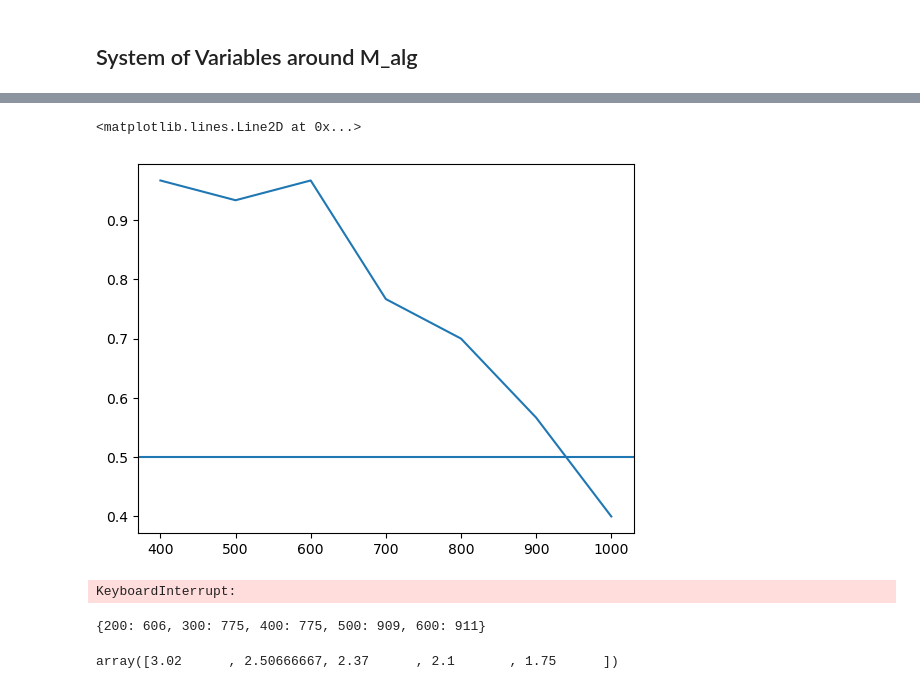
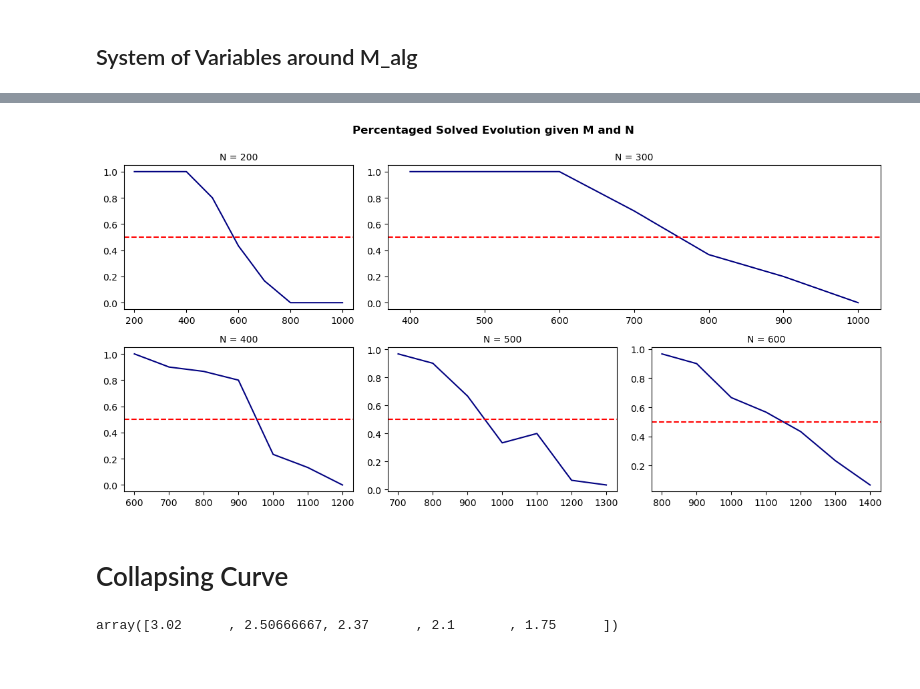
Before and after one commit to vittoriomanfriani/KSAT, a Jupyter notebook: Analysis.ipynb, the cells around one changed output, grey strips where cells are left out. Saved outputs shown, nothing was run; the diff lists cells and outputs as text; code cells hidden in the pictures.

```diff
--- a/Analysis.ipynb
+++ b/Analysis.ipynb
@@ -114,8 +115,6 @@ Text(0, 0.5, 'M')
 ## System of Variables around M_alg
 # %%
 M = [400, 500, 600, 700, 800, 900, 1000]
-percentage_solved = {}
+percentage_solved_300 = {}
 for m in tqdm(M):
-    percentage_solved[m] = KSAT_properties.empirical_probability(m, N = 300)
-plt.plot(percentage_solved.keys(), percentage_solved.values())
-plt.axhline(y = 0.5)
+    percentage_solved_300[m] = KSAT_properties.empirical_probability(m, N = 300)
@@ -134,24 +126,52 @@ plt.axhline(y = 0.5)
 # %%
-percentage_solved = {}
+M = [700, 800, 900, 1000, 1100, 1200, 1300]
+percentage_solved_500 = {}
 for m in tqdm(M):
-    percentage_solved[m] = KSAT_properties.empirical_probability(m, N = 500)
-plt.plot(percentage_solved.keys(), percentage_solved.values())
-plt.axhline(y = 0.5)
+    percentage_solved_500[m] = KSAT_properties.empirical_probability(m, N = 500)
-# %% [output]
-<matplotlib.lines.Line2D at 0x...>
-[figure, removed]
 # %%
-percentage_solved = {}
+M = [800, 900, 1000, 1100, 1200, 1300, 1400]
+percentage_solved_600 = {}
 for m in tqdm(M):
-    percentage_solved[m] = KSAT_properties.empirical_probability(m, N = 600)
-plt.plot(percentage_solved.keys(), percentage_solved.values())
-plt.axhline(y = 0.5)
+    percentage_solved_600[m] = KSAT_properties.empirical_probability(m, N = 600)
-# %% [output]
-KeyboardInterrupt:
-# %%
-M_alg
-# %% [output]
-{200: 606, 300: 775, 400: 775, 500: 909, 600: 911}
+# %%
+# Create a GridSpec layout for 2 rows and uneven column widths
+fig = plt.figure(figsize=(12, 6))
+gs = GridSpec(2, 3, figure=fig)  # 2 rows, 3 columns
+
+# Create 5 subplots across the GridSpec layout
+ax1 = fig.add_subplot(gs[0, 0])
+ax2 = fig.add_subplot(gs[0, 1:3])
+ax3 = fig.add_subplot(gs[1, 0])
+ax4 = fig.add_subplot(gs[1, 1])
+ax5 = fig.add_subplot(gs[1, 2])
+
+ax1.plot(percentage_solved.keys(), percentage_solved.values(), color = 'navy')
+ax1.axhline(y = 0.5, linestyle = '--', color = 'red')
+ax1.set_title('N = 200', fontsize=10)
+
+ax2.plot(percentage_solved_300.keys(), percentage_solved_300.values(), color = 'navy')
+ax2.axhline(y = 0.5, linestyle = '--', color = 'red')
+ax2.set_title('N = 300', fontsize=10)
+
+ax3.plot(percentage_solved_400.keys(), percentage_solved_400.values(), color = 'navy')
+ax3.axhline(y = 0.5, linestyle = '--', color = 'red')
+ax3.set_title('N = 400', fontsize=10)
+
+ax4.plot(percentage_solved_500.keys(), percentage_solved_500.values(), color = 'navy')
+ax4.axhline(y = 0.5, linestyle = '--', color = 'red')
+ax4.set_title('N = 500', fontsize=10)
+
+ax5.plot(percentage_solved_600.keys(), percentage_solved_600.values(), color = 'navy')
+ax5.axhline(y = 0.5, linestyle = '--', color = 'red')
+ax5.set_title('N = 600', fontsize=10)
+
+fig.suptitle("Percentaged Solved Evolution given M and N", fontsize=12, fontweight="bold")
+plt.tight_layout()  # Adjusts subplot spacing automatically
+plt.subplots_adjust(top=0.88)
+# %% [output]
+[figure, added]
+# %% [markdown]
+# Collapsing Curve
 # %%
 N = np.array([200,300,400,500,600])
 M = np.array(list(M_alg.values()))
```
Also changed, not shown: parts of 3 cells of this notebook.
